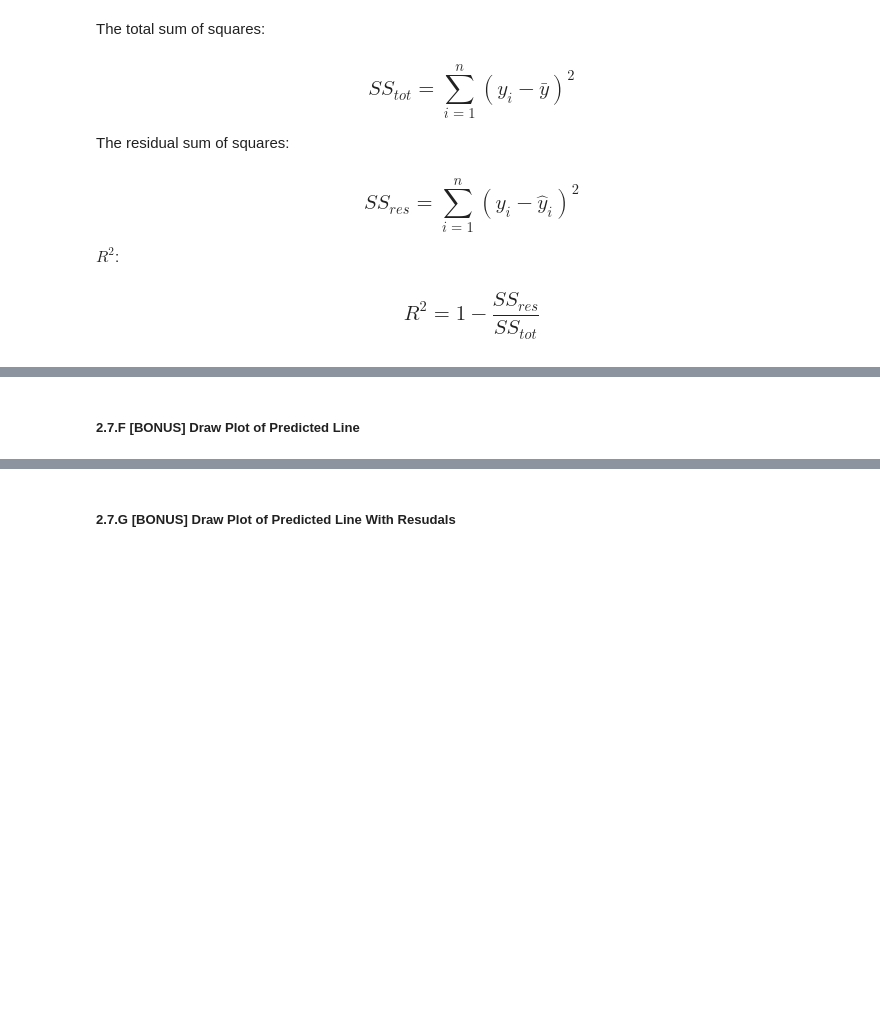
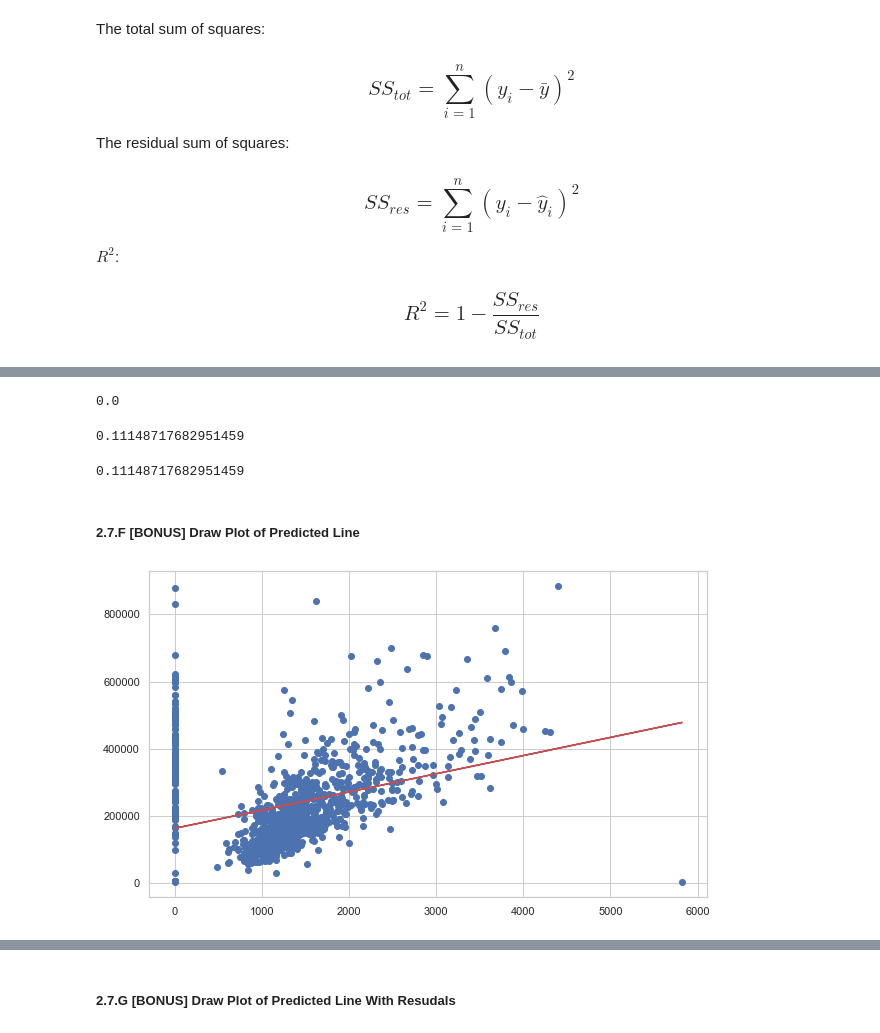
Before and after one commit to cliviaK/IOD, a Jupyter notebook: Jupyter_lab/Module4/Lab 4-20220616T101929Z-001/Lab 4/IOD_Lab 4.1.1.ipynb, the cells around one changed output, grey strips where cells are left out. Drawn from its saved outputs; the diff is of its cells as text; code cells hidden in the pictures; blank space fills up the shorter version.

```diff
--- a/Jupyter_lab/Module4/Lab 4-20220616T101929Z-001/Lab 4/IOD_Lab 4.1.1.ipynb
+++ b/Jupyter_lab/Module4/Lab 4-20220616T101929Z-001/Lab 4/IOD_Lab 4.1.1.ipynb
@@ -211,6 +242,7 @@ def calculate_beta1(X, Y):
     lower = np.sum(np.square(X- X_mean))
 
     beta1 = upper/lower
-    print('beta1 =', beta1)
+    return beta1
 
 calculate_beta1(X,Y)
+beta1 = calculate_beta1(X,Y)
@@ -224,0 +253,10 @@ beta1 = 54.158639688530755
+# %%
+# ANSWER
+def calculate_beta0(X, Y):
+    X_mean = X.mean()
+    Y_mean = Y.mean()
+    beta_0 = Y_mean - calculate_beta1(X,Y) * X_mean
+    return beta_0
+
+beta_0 = calculate_beta0(X,Y)
+beta_0
@@ -230,0 +269,8 @@ beta1 = 54.158639688530755
+# %%
+# ANSWER
+def calculate_yhat(X, Y):
+    y_hat = calculate_beta0(X,Y) + calculate_beta1(X,Y) * X
+    return y_hat
+calculate_yhat(X, Y)
+yhat = calculate_yhat(X, Y)
+yhat
@@ -259,2 +358,14 @@ $R^2$:
+# %%
+calculate_r_square(Y,np.mean(Y))
+# %% [output]
+0.0
+# %%
+calculate_r_square(Y, calculate_yhat(X, Y))
+# %% [output]
+0.11148717682951459
+# %%
+calculate_r_square(Y, yhat)
+# %% [output]
+0.11148717682951459
 # %% [markdown]
 ##### 2.7.F [BONUS] Draw Plot of Predicted Line
@@ -262,0 +372,9 @@ $R^2$:
+# %%
+# ANSWER
+def draw_plot_0(X, Y, yhat):
+    plt.scatter(X,Y, c= 'b')
+    plt.plot(X,yhat, color='r');
+    plt.show()
+draw_plot_0(X,Y, yhat)
+# %% [output]
+[figure, added]
```
Also changed, not shown: parts of 24 cells of this notebook, 7 other files.
